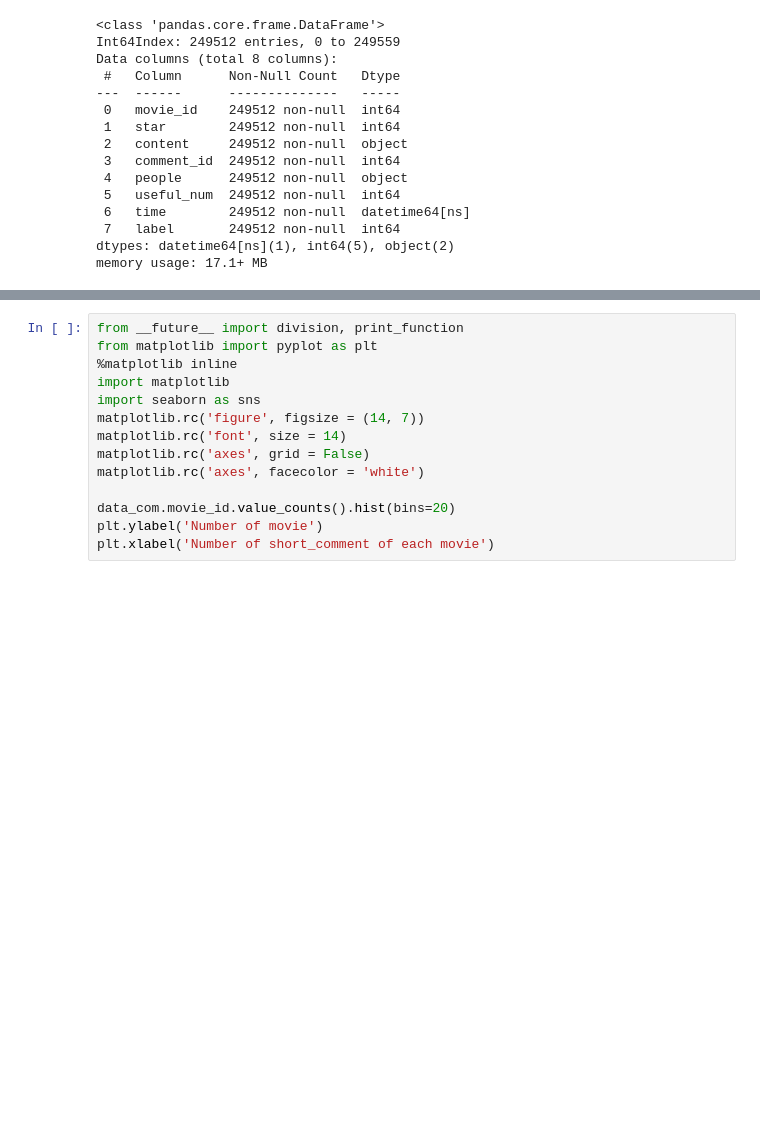
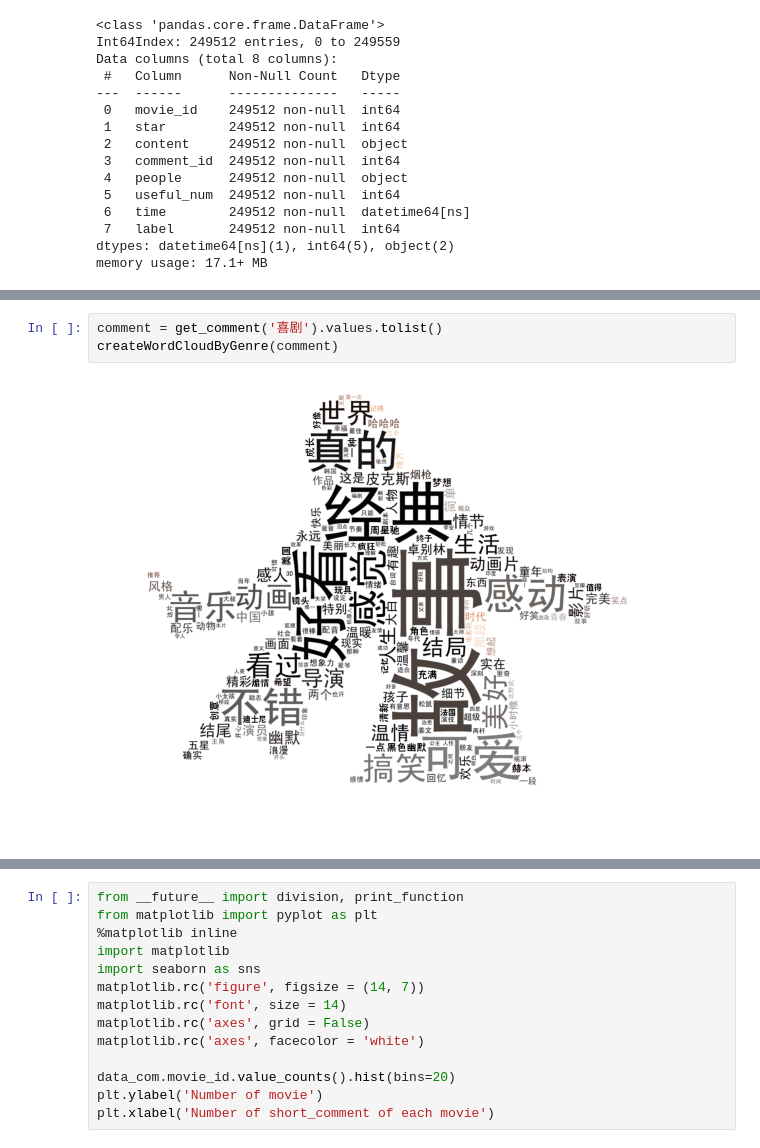
Before and after one commit to iphysresearch/TOP250movie_douban, a Jupyter notebook: data_cleaning&feature_engineering/Filting.ipynb, the cells around one changed output, grey strips where cells are left out. Cells and saved outputs as stored; diff of their text form; blank space fills up the shorter version.

```diff
--- a/data_cleaning&feature_engineering/Filting.ipynb
+++ b/data_cleaning&feature_engineering/Filting.ipynb
@@ -589,0 +680,5 @@ data_com.head(2)
+# %%
+comment = get_comment('喜剧').values.tolist()
+createWordCloudByGenre(comment)
+# %% [output]
+[figure, added]
```
Also changed, not shown: parts of 91 cells of this notebook, 3 other files.
